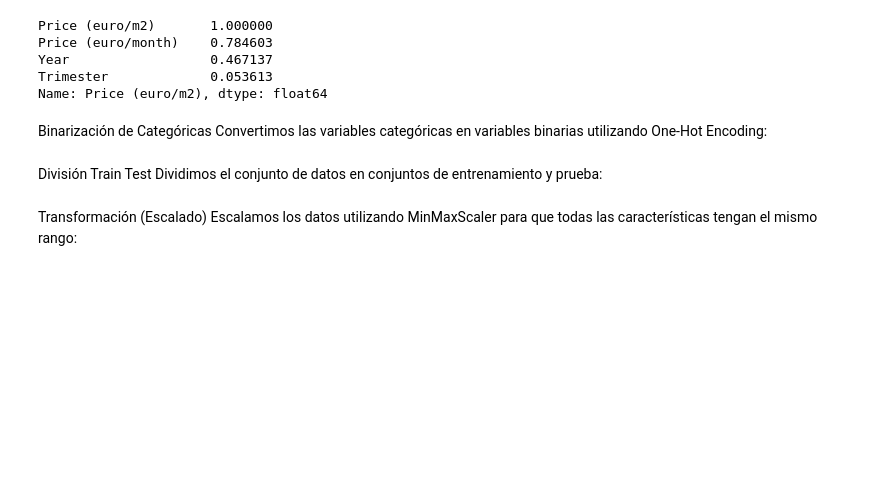
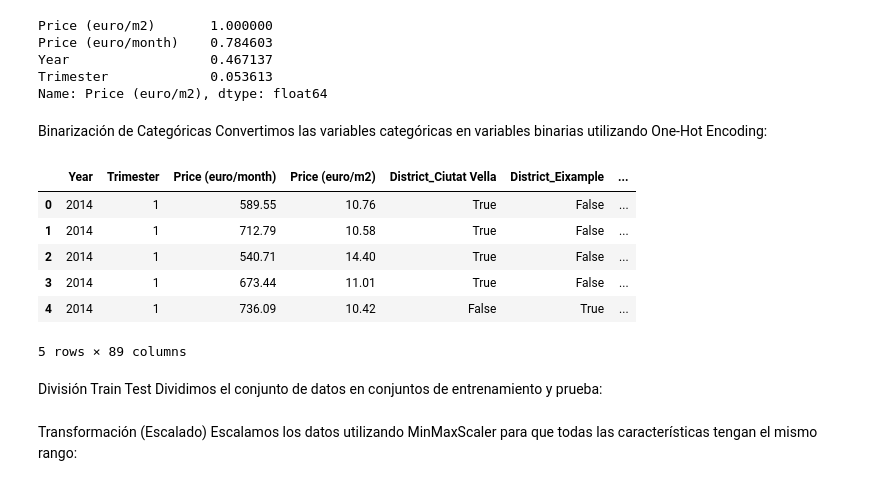
Before and after one commit to jalladin/Barcelona_rental_prices, a Jupyter notebook: median_model1.ipynb, the cells around one changed output. Cells and saved outputs as stored; diff of their text form; code cells hidden in the pictures; blank space fills up the shorter version.

```diff
--- a/prueba_rental_prices.ipynb
+++ b/median_model1.ipynb
@@ -122,6 +179,15 @@ Binarización de Categóricas
 Convertimos las variables categóricas en variables binarias utilizando One-Hot Encoding:
 # %%
 data_encoded = pd.get_dummies(data, columns=['District', 'Neighbourhood'])
+data_encoded.head()
+# %% [output]
+|  | Year | Trimester | Price (euro/month) | Price (euro/m2) | District_Ciutat Vella | District_Eixample | ... |
+| 0 | 2014 | 1 | 589.55 | 10.76 | True | False | ... |
+| 1 | 2014 | 1 | 712.79 | 10.58 | True | False | ... |
+| 2 | 2014 | 1 | 540.71 | 14.40 | True | False | ... |
+| 3 | 2014 | 1 | 673.44 | 11.01 | True | False | ... |
+| 4 | 2014 | 1 | 736.09 | 10.42 | False | True | ... |
+5 rows × 89 columns
 # %% [markdown]
 División Train Test
 Dividimos el conjunto de datos en conjuntos de entrenamiento y prueba:
```
Also changed, not shown: parts of 17 cells of this notebook, 16 other files.
